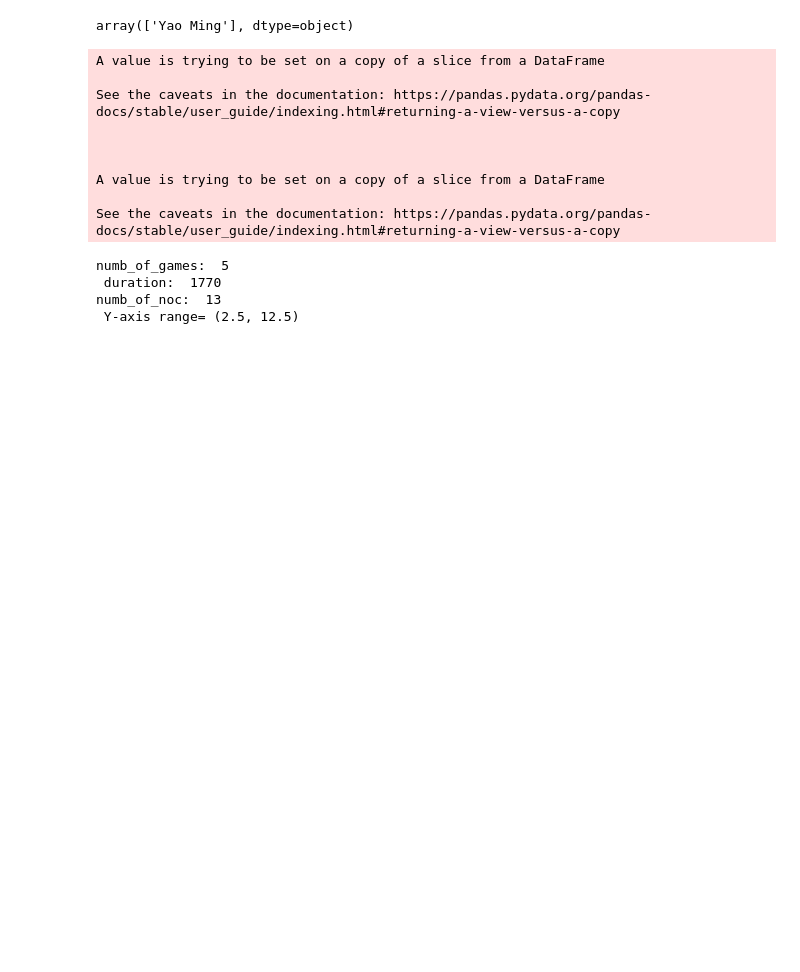
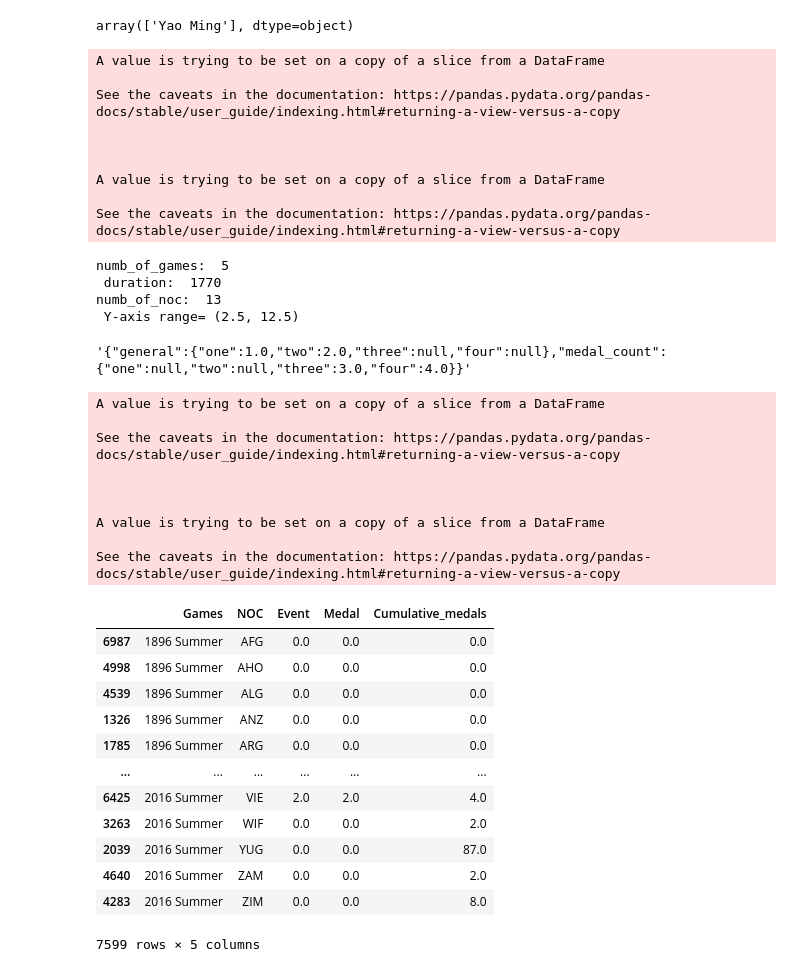
Before and after one commit to Erik-M-Larsson/Databehandling-OS-projekt-Felix-Tjernberg-Erik-Larsson, a Jupyter notebook: uppgift-2.ipynb, the cells around one changed output. Saved outputs shown, nothing was run; the diff lists cells and outputs as text; code cells hidden in the pictures; blank space fills up the shorter version.

```diff
--- a/uppgift-2.ipynb
+++ b/uppgift-2.ipynb
@@ -101,3 +105,34 @@ numb_of_games:  5
  duration:  1770
 numb_of_noc:  13
  Y-axis range= (2.5, 12.5)
+# %%
+
+apa = pd.DataFrame(dict(general=dict(one=1, two=2), medal_count=dict(three=3, four=4)))
+apa.to_json()
+# %% [output]
+'{"general":{"one":1.0,"two":2.0,"three":null,"four":null},"medal_count":{"one":null,"two":null,"three":3.0,"four":4.0}}'
+# %%
+create_medal_count_data_frame(os_data_raw)
+# %% [output]
+A value is trying to be set on a copy of a slice from a DataFrame
+
+See the caveats in the documentation: https://pandas.pydata.org/pandas-docs/stable/user_guide/indexing.html#returning-a-view-versus-a-copy
+
+
+
+A value is trying to be set on a copy of a slice from a DataFrame
+
+See the caveats in the documentation: https://pandas.pydata.org/pandas-docs/stable/user_guide/indexing.html#returning-a-view-versus-a-copy
+|  | Games | NOC | Event | Medal | Cumulative_medals |
+| 6987 | 1896 Summer | AFG | 0.0 | 0.0 | 0.0 |
+| 4998 | 1896 Summer | AHO | 0.0 | 0.0 | 0.0 |
+| 4539 | 1896 Summer | ALG | 0.0 | 0.0 | 0.0 |
+| 1326 | 1896 Summer | ANZ | 0.0 | 0.0 | 0.0 |
+| 1785 | 1896 Summer | ARG | 0.0 | 0.0 | 0.0 |
+| ... | ... | ... | ... | ... | ... |
+| 6425 | 2016 Summer | VIE | 2.0 | 2.0 | 4.0 |
+| 3263 | 2016 Summer | WIF | 0.0 | 0.0 | 2.0 |
+| 2039 | 2016 Summer | YUG | 0.0 | 0.0 | 87.0 |
+| 4640 | 2016 Summer | ZAM | 0.0 | 0.0 | 2.0 |
+| 4283 | 2016 Summer | ZIM | 0.0 | 0.0 | 8.0 |
+7599 rows × 5 columns
```
Also changed, not shown: parts of 2 cells of this notebook, 34 other files.
